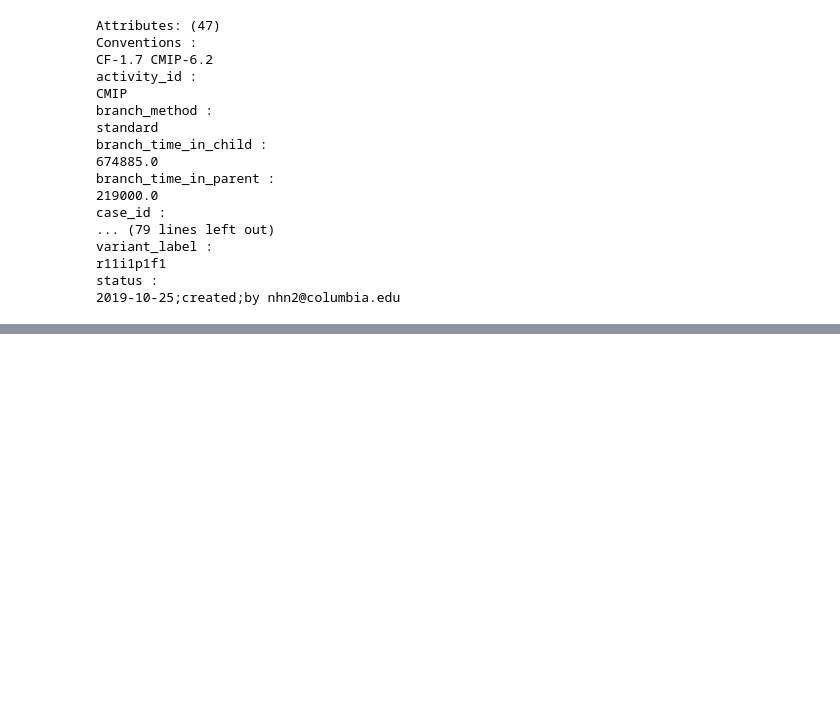
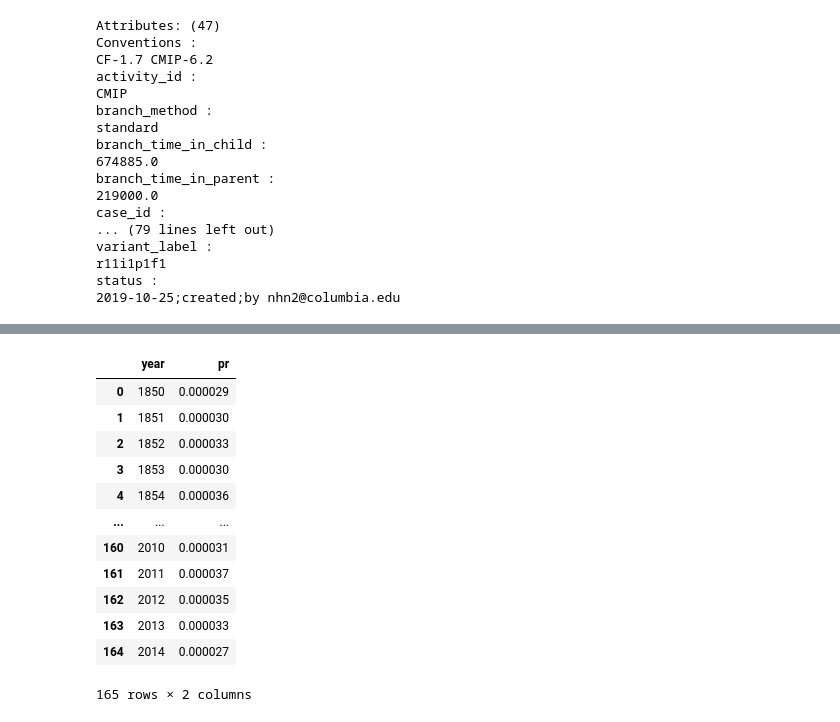
Before and after one commit to jeremyjcheng/106_project3, a Jupyter notebook: eda.ipynb, the cells around one changed output, grey strips where cells are left out. Cells and saved outputs as stored; diff of their text form; code cells hidden in the pictures; blank space fills up the shorter version.

```diff
--- a/eda.ipynb
+++ b/eda.ipynb
@@ -223,0 +238,18 @@ historical_precipitation_df
+# %%
+south_america_precip = south.groupby('year').mean(dim=['lat', 'lon'])
+south_hist_df = south_america_precip.to_dataframe().reset_index()
+south_hist_df
+# %% [output]
+|  | year | pr |
+| 0 | 1850 | 0.000029 |
+| 1 | 1851 | 0.000030 |
+| 2 | 1852 | 0.000033 |
+| 3 | 1853 | 0.000030 |
+| 4 | 1854 | 0.000036 |
+| ... | ... | ... |
+| 160 | 2010 | 0.000031 |
+| 161 | 2011 | 0.000037 |
+| 162 | 2012 | 0.000035 |
+| 163 | 2013 | 0.000033 |
+| 164 | 2014 | 0.000027 |
+165 rows × 2 columns
```
Also changed, not shown: parts of 33 cells of this notebook, 7 other files.
